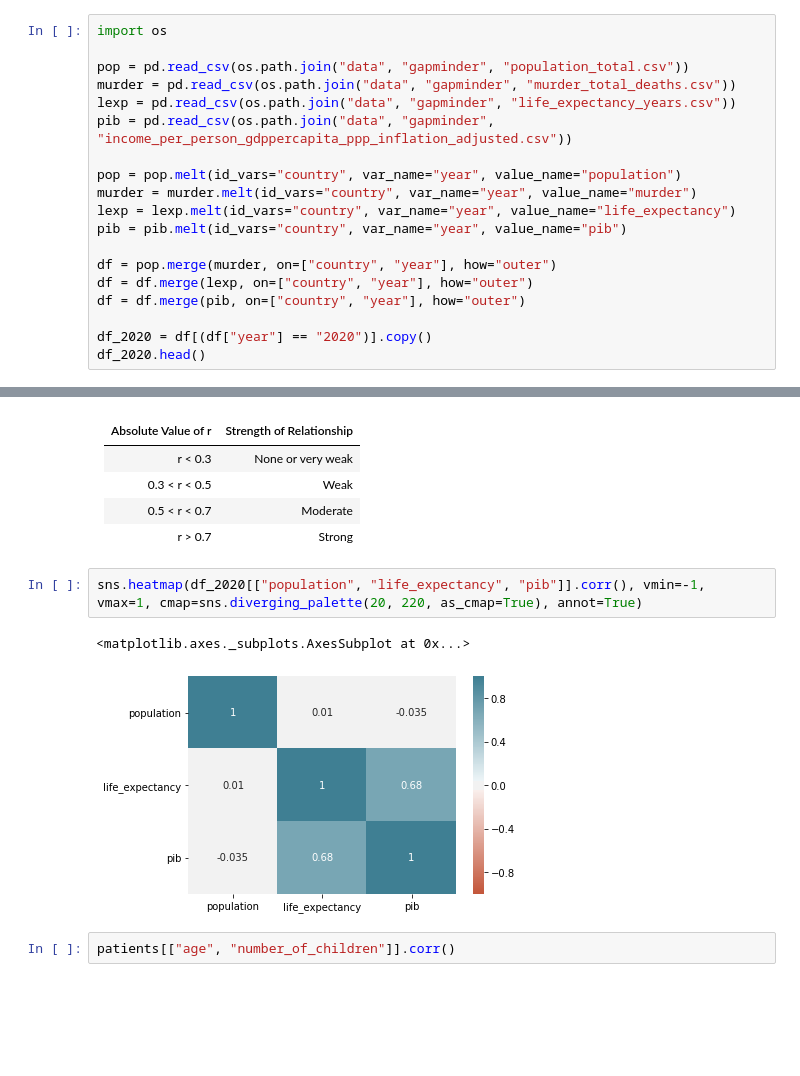
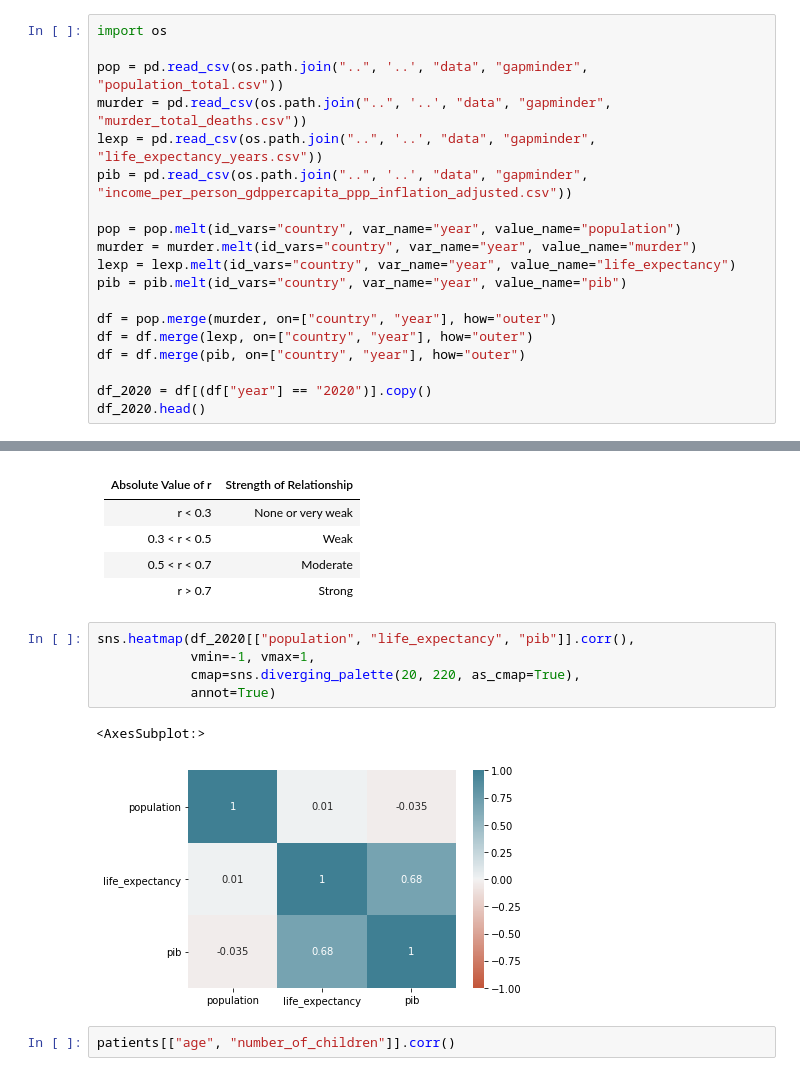
Before and after one commit to hoadcoder/SundayLearning, a Jupyter notebook: notebooks/content/14_eda_concepts.ipynb, the cells around one changed output, grey strips where cells are left out. Drawn from its saved outputs; the diff is of its cells as text; blank space fills up the shorter version.

```diff
--- a/notebooks/content/14_eda_concepts.ipynb
+++ b/notebooks/content/14_eda_concepts.ipynb
@@ -310,10 +311,10 @@ Cada uma das estimativas apresentadas somam os dados em um único número para d
 # %%
 import os
 
-pop = pd.read_csv(os.path.join("data", "gapminder", "population_total.csv"))
-murder = pd.read_csv(os.path.join("data", "gapminder", "murder_total_deaths.csv"))
-lexp = pd.read_csv(os.path.join("data", "gapminder", "life_expectancy_years.csv"))
-pib = pd.read_csv(os.path.join("data", "gapminder", "income_per_person_gdppercapita_ppp_inflation_adjusted.csv"))
+pop = pd.read_csv(os.path.join("..", '..', "data", "gapminder", "population_total.csv"))
+murder = pd.read_csv(os.path.join("..", '..', "data", "gapminder", "murder_total_deaths.csv"))
+lexp = pd.read_csv(os.path.join("..", '..', "data", "gapminder", "life_expectancy_years.csv"))
+pib = pd.read_csv(os.path.join("..", '..', "data", "gapminder", "income_per_person_gdppercapita_ppp_inflation_adjusted.csv"))
 
 pop = pop.melt(id_vars="country", var_name="year", value_name="population")
 murder = murder.melt(id_vars="country", var_name="year", value_name="murder")
@@ -549,10 +546,13 @@ Data Scientists geralmente se mantém ao coeficiente de Pearson para análise de
 |0.5 < r < 0.7| Moderate|
 |r > 0.7| Strong|
 # %%
-sns.heatmap(df_2020[["population", "life_expectancy", "pib"]].corr(), vmin=-1, vmax=1, cmap=sns.diverging_palette(20, 220, as_cmap=True), annot=True)
+sns.heatmap(df_2020[["population", "life_expectancy", "pib"]].corr(),
+            vmin=-1, vmax=1,
+            cmap=sns.diverging_palette(20, 220, as_cmap=True),
+            annot=True)
 # %% [output]
-<matplotlib.axes._subplots.AxesSubplot at 0x...>
+<AxesSubplot:>
-[figure, old version]
+[figure, new version]
 # %%
 patients[["age", "number_of_children"]].corr()
 # %% [output]
```
Also changed, not shown: parts of 17 cells of this notebook, 9 other files.
